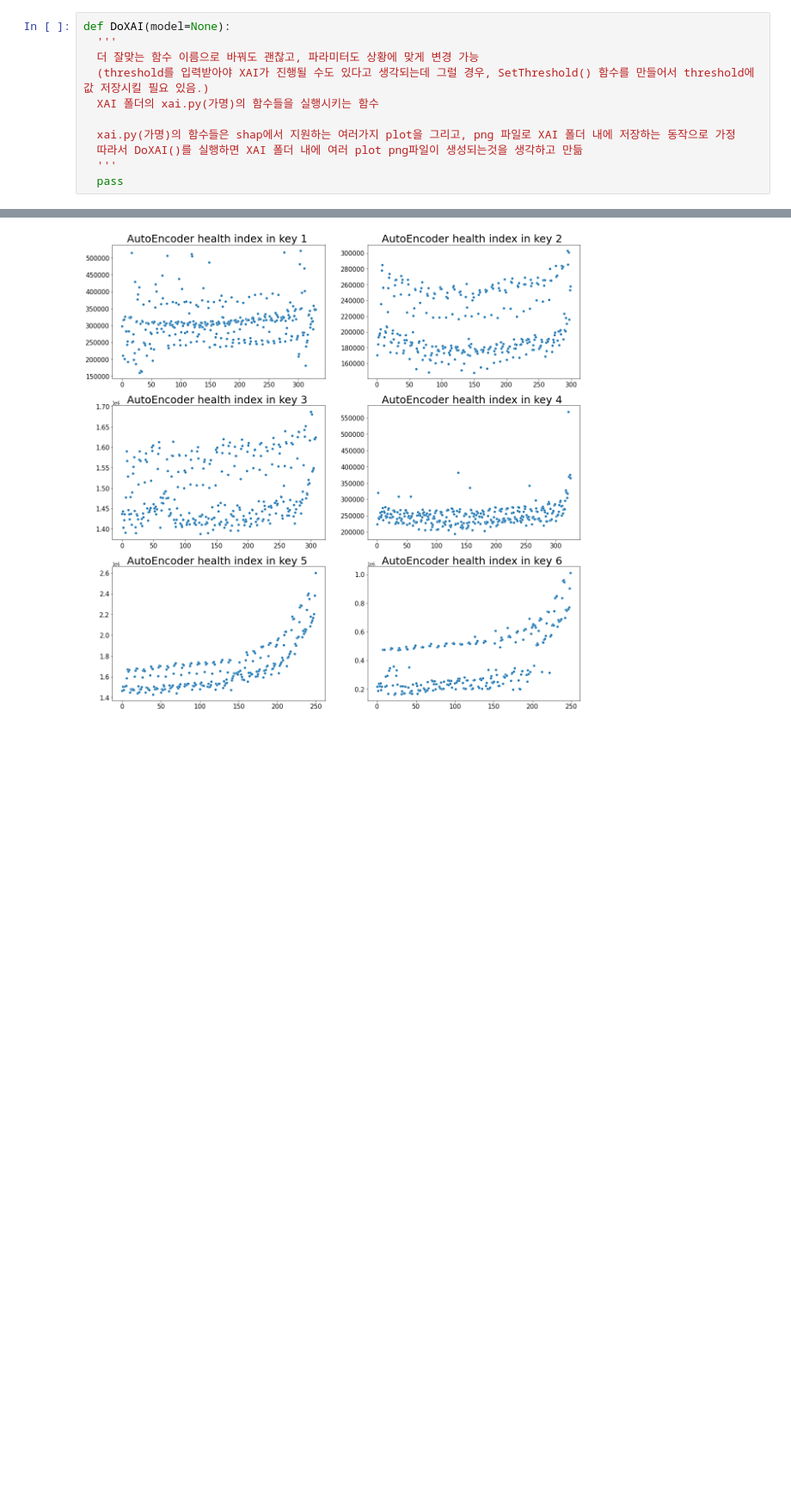
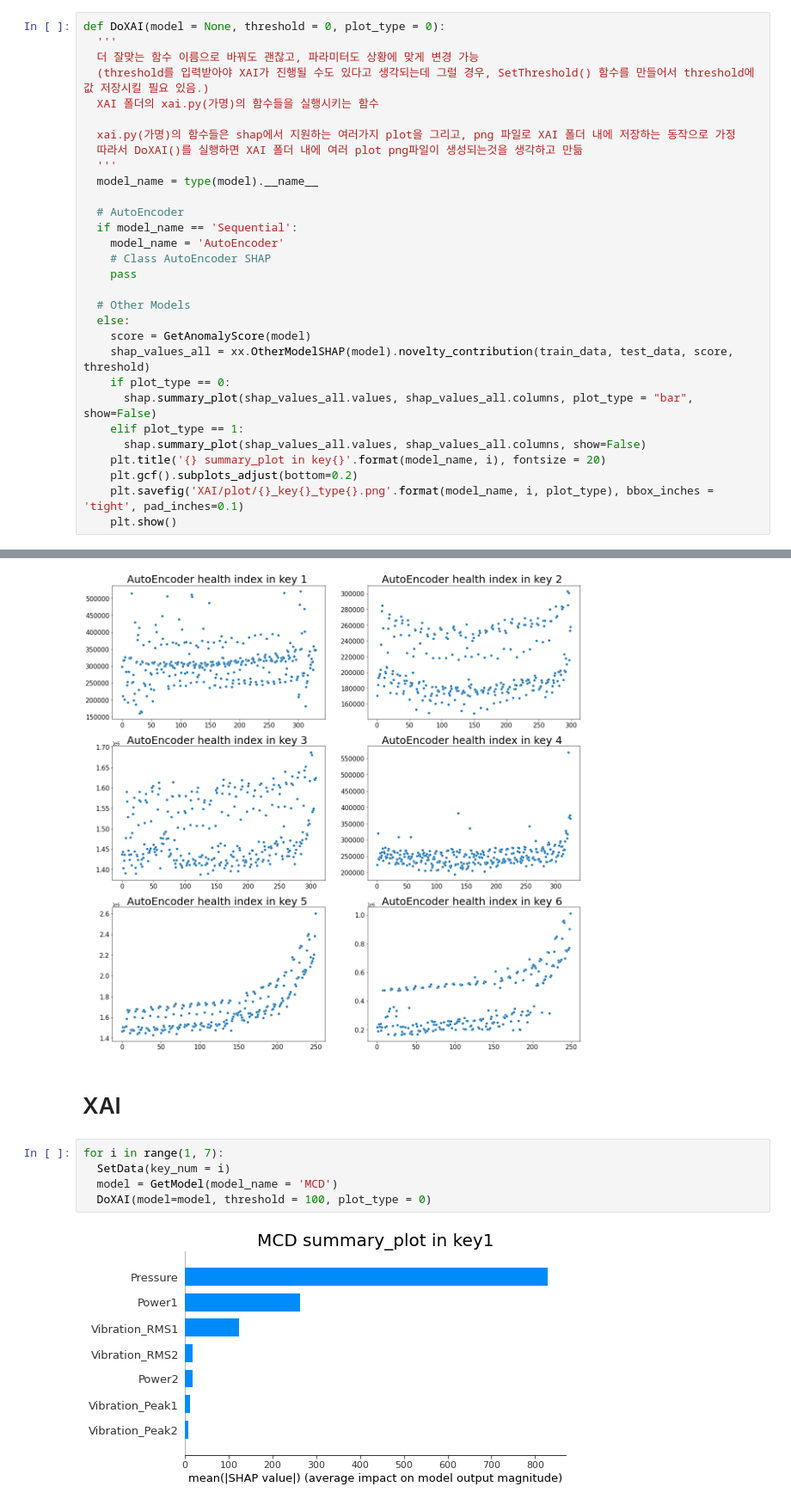
Before and after one commit to ChocoPytoch/BISTelligence, a Jupyter notebook: src/evaluate.ipynb, the cells around one changed output, grey strips where cells are left out. Shown at 86% size. Cells and saved outputs as stored; diff of their text form; blank space fills up the shorter version.

```diff
--- a/src/evaluate.ipynb
+++ b/src/evaluate.ipynb
@@ -124,7 +108,7 @@ def ShowHealthIndex(model = None, anomaly_score = None, scaled = True, key_num =
   plt.title('{} health index in key {} '.format(model_name, key_num ,scaled), fontsize = 25)
   #plt.show()
 # %%
-def DoXAI(model=None):
+def DoXAI(model = None, threshold = 0, plot_type = 0):
   '''
   더 잘맞는 함수 이름으로 바꿔도 괜찮고, 파라미터도 상황에 맞게 변경 가능
   (threshold를 입력받아야 XAI가 진행될 수도 있다고 생각되는데 그럴 경우, SetThreshold() 함수를 만들어서 threshold에 값 저장시킬 필요 있음.)
@@ -133,7 +117,26 @@ def DoXAI(model=None):
   xai.py(가명)의 함수들은 shap에서 지원하는 여러가지 plot을 그리고, png 파일로 XAI 폴더 내에 저장하는 동작으로 가정
   따라서 DoXAI()를 실행하면 XAI 폴더 내에 여러 plot png파일이 생성되는것을 생각하고 만듦
   '''
-  pass
+  model_name = type(model).__name__
+
+  # AutoEncoder
+  if model_name == 'Sequential':
+    model_name = 'AutoEncoder'
+    # Class AutoEncoder SHAP
+    pass
+
+  # Other Models
+  else:
+    score = GetAnomalyScore(model)
+    shap_values_all = xx.OtherModelSHAP(model).novelty_contribution(train_data, test_data, score, threshold)
+    if plot_type == 0:
+      shap.summary_plot(shap_values_all.values, shap_values_all.columns, plot_type = "bar", show=False)
+    elif plot_type == 1:
+      shap.summary_plot(shap_values_all.values, shap_values_all.columns, show=False)
+    plt.title('{} summary_plot in key{}'.format(model_name, i), fontsize = 20)
+    plt.gcf().subplots_adjust(bottom=0.2)
+    plt.savefig('XAI/plot/{}_key{}_type{}.png'.format(model_name, i, plot_type), bbox_inches = 'tight', pad_inches=0.1)
+    plt.show()
 # %%
 def SaveBestModel(model):
   # model.saved_model 폴더에 모델 저장
@@ -422,3 +395,12 @@ Epoch 23: early stopping
 8/8 [==============================] - 0s 3ms/step
 <keras.engine.sequential.Sequential object at 0x...>
 [figure]
+# %% [markdown]
+# XAI
+# %%
+for i in range(1, 7):
+  SetData(key_num = i)
+  model = GetModel(model_name = 'MCD')
+  DoXAI(model=model, threshold = 100, plot_type = 0)
+# %% [output]
+[figure, added]
```
Also changed, not shown: parts of 13 cells of this notebook, 39 other files.
